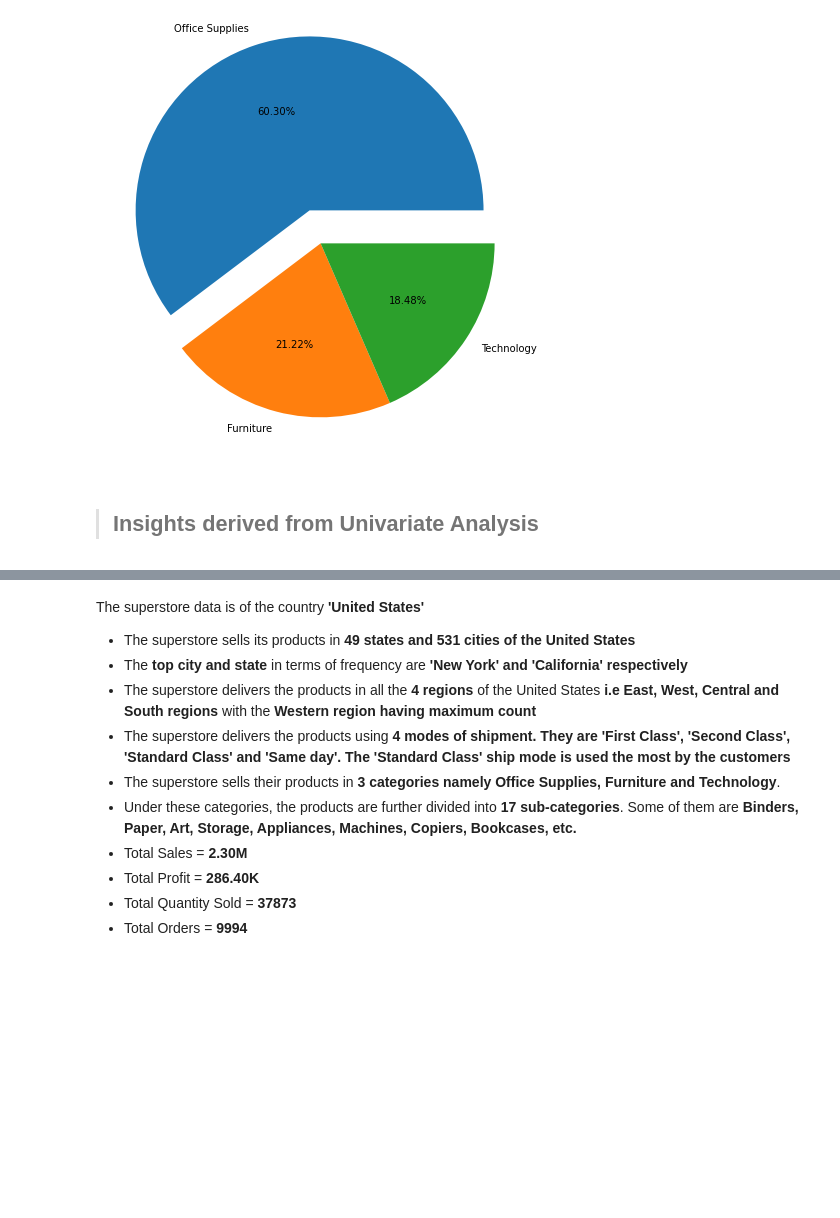
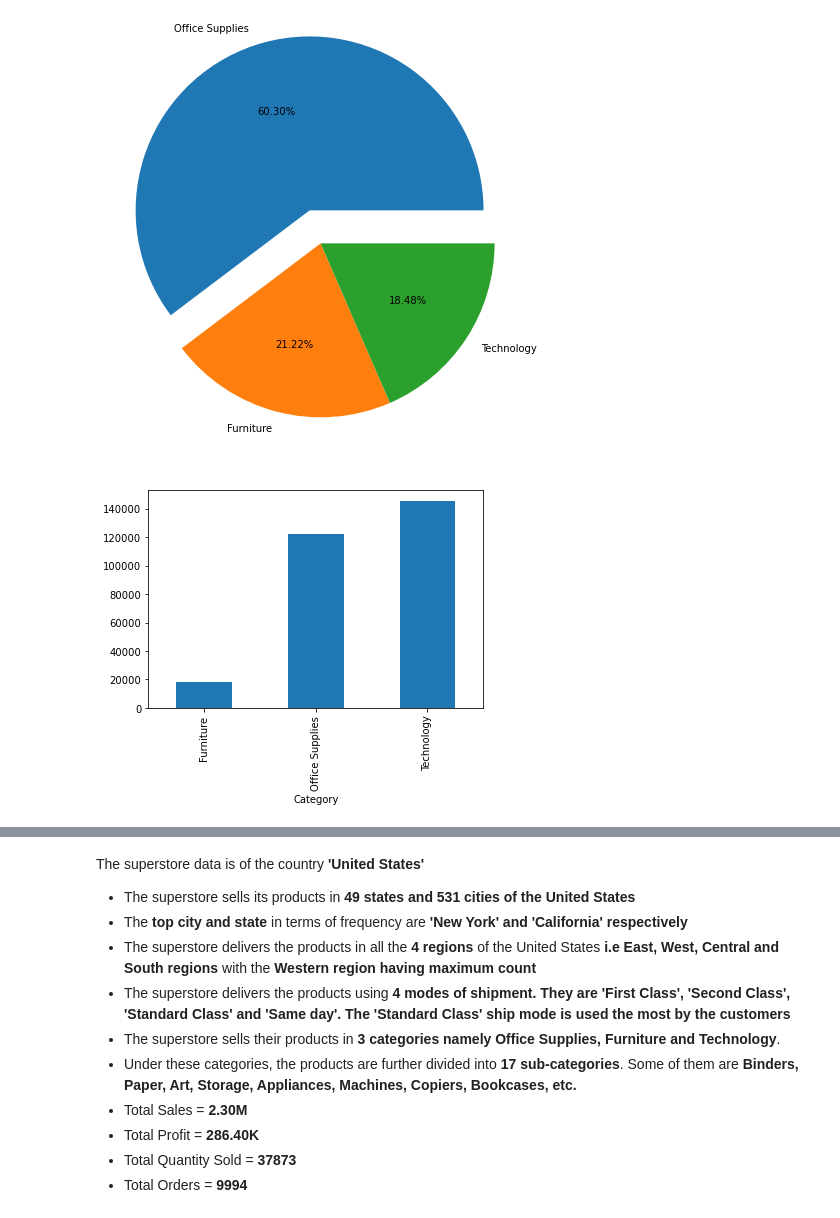
Before and after one commit to Chirag-Naik666/TheSparksFoundation, a Jupyter notebook: TSF_task2.ipynb, the cells around one changed output, grey strips where cells are left out. Drawn from its saved outputs; the diff is of its cells as text; code cells hidden in the pictures; blank space fills up the shorter version.

```diff
--- a/TSF_task2.ipynb
+++ b/TSF_task2.ipynb
@@ -191,5 +191,9 @@ plt.pie(df['Category'].value_counts(), labels =df['Category'].value_counts().ind
 plt.show()
 # %% [output]
 [figure]
-# %% [markdown]
-> ## Insights derived from Univariate Analysis
+# %%
+#category wise profit
+df.groupby('Category')['Profit'].sum().plot(kind='bar')
+plt.show()
+# %% [output]
+[figure, added]
```
Also changed, not shown: parts of 3 cells of this notebook.
